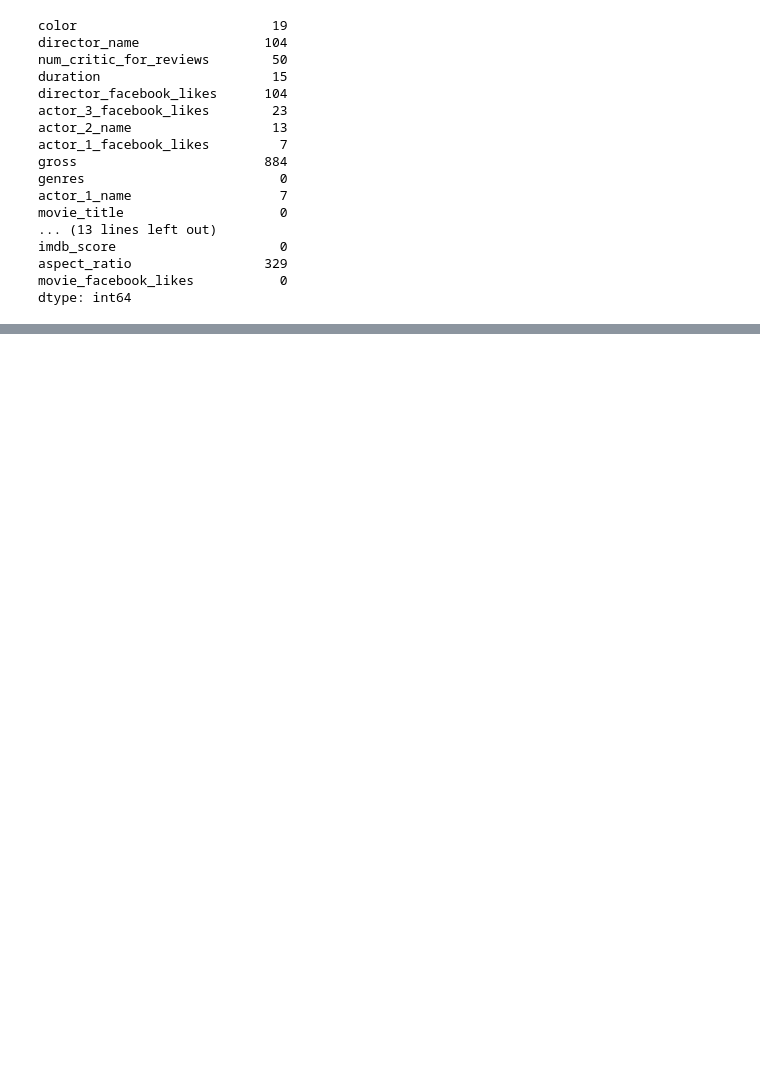
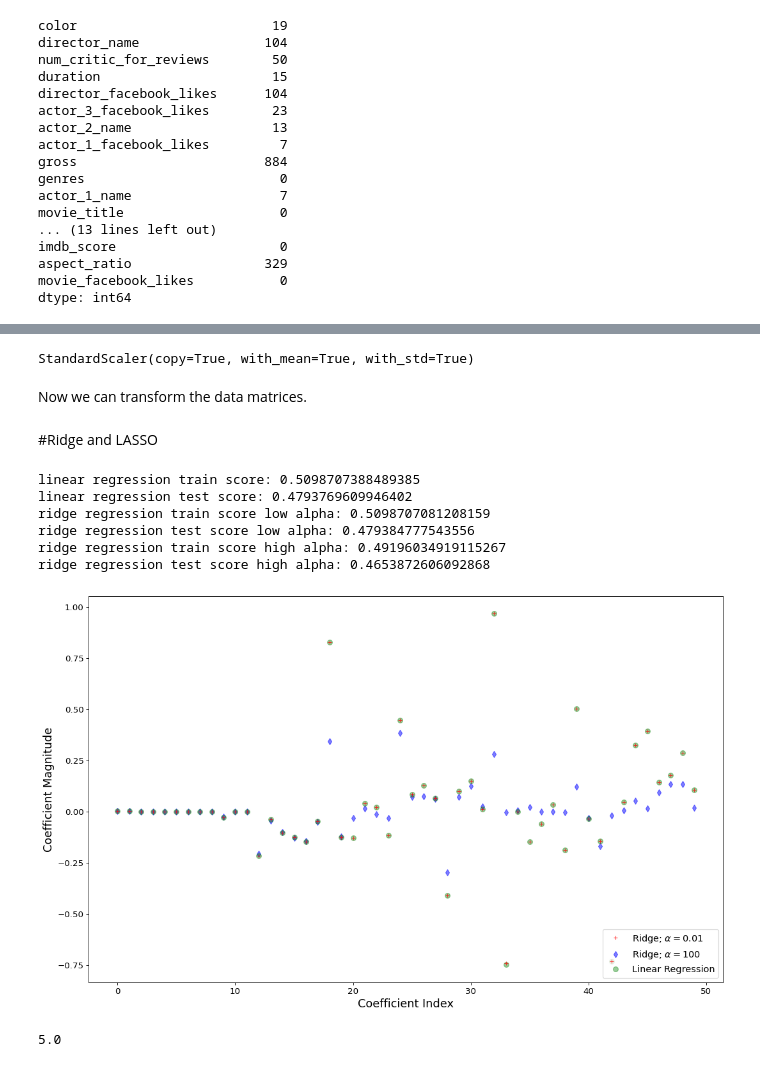
Before and after one commit to parkerhale/demo_project, a Jupyter notebook: Untitled1.ipynb, the cells around one changed output, grey strips where cells are left out. Cells and saved outputs as stored; diff of their text form; code cells hidden in the pictures; blank space fills up the shorter version.

```diff
--- a/Untitled1.ipynb
+++ b/Untitled1.ipynb
@@ -212,0 +195,2 @@ Name: budget, Length: 4263, dtype: float64
+# %%
+data_categoric_cleaned = data_categoric_cleaned.reset_index(drop=True)
@@ -212,0 +469,7 @@ Name: budget, Length: 4263, dtype: float64
+# %%
+scaler  = StandardScaler()
+scaler.fit(X_train)
+# %% [output]
+StandardScaler(copy=True, with_mean=True, with_std=True)
+# %% [markdown]
+Now we can transform the data matrices.
@@ -212,0 +479,58 @@ Name: budget, Length: 4263, dtype: float64
+# %% [markdown]
+#Ridge and LASSO
+# %%
+lr = LinearRegression()
+lr.fit(X_train, y_train)
+
+# alpha系数越大，惩罚越大
+rr = Ridge(alpha=0.01)
+rr.fit(X_train, y_train)
+
+# 使用较大的alpha值
+rr100 = Ridge(alpha=100)
+rr100.fit(X_train, y_train)
+
+train_score=lr.score(X_train, y_train)
+test_score=lr.score(X_valid, y_valid)
+
+Ridge_train_score = rr.score(X_train,y_train)
+Ridge_test_score = rr.score(X_valid, y_valid)
+
+Ridge_train_score100 = rr100.score(X_train,y_train)
+Ridge_test_score100 = rr100.score(X_valid, y_valid)
+
+print ("linear regression train score:", train_score)
+print ("linear regression test score:", test_score)
+print ("ridge regression train score low alpha:", Ridge_train_score)
+print ("ridge regression test score low alpha:", Ridge_test_score)
+print ("ridge regression train score high alpha:", Ridge_train_score100)
+print ("ridge regression test score high alpha:", Ridge_test_score100)
+# %% [output]
+linear regression train score: 0.5098707388489385
+linear regression test score: 0.4793769609946402
+ridge regression train score low alpha: 0.5098707081208159
+ridge regression test score low alpha: 0.479384777543556
+ridge regression train score high alpha: 0.49196034919115267
+ridge regression test score high alpha: 0.4653872606092868
+# %%
+#图形化展示 rr.coef_--->模型系数
+# markers 为显示的图形
+# alpha控制透明度，0为完全透明，1为不透明
+figure(figsize=(16, 10), dpi=80)
+plt.plot(rr.coef_,alpha=0.7,linestyle='none',marker='+',markersize=5,color='red',label=r'Ridge; $\alpha = 0.01$',zorder=7)
+plt.plot(rr100.coef_,alpha=0.5,linestyle='none',marker='d',markersize=6,color='blue',label=r'Ridge; $\alpha = 100$')
+plt.plot(lr.coef_,alpha=0.4,linestyle='none',marker='o',markersize=7,color='green',label='Linear Regression')
+
+plt.xlabel('Coefficient Index',fontsize=16)
+plt.ylabel('Coefficient Magnitude',fontsize=16)
+plt.legend(fontsize=13,loc=4)
+plt.show()
+# %% [output]
+[figure, added]
+# %%
+from sklearn.linear_model import RidgeCV
+ridgecv = RidgeCV(alphas=[0.01, 0.1, 0.5, 1, 5, 7, 10, 30,100, 200])
+ridgecv.fit(X_train, y_train)
+ridgecv.alpha_
+# %% [output]
+5.0
```
Also changed, not shown: parts of 58 cells of this notebook.
